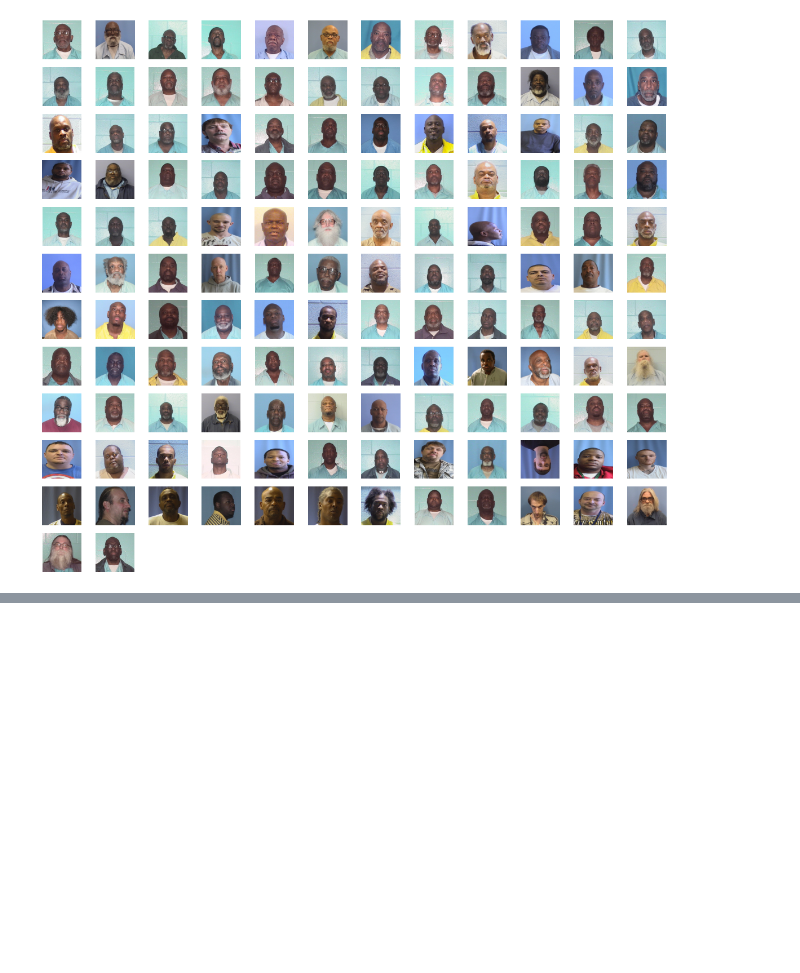
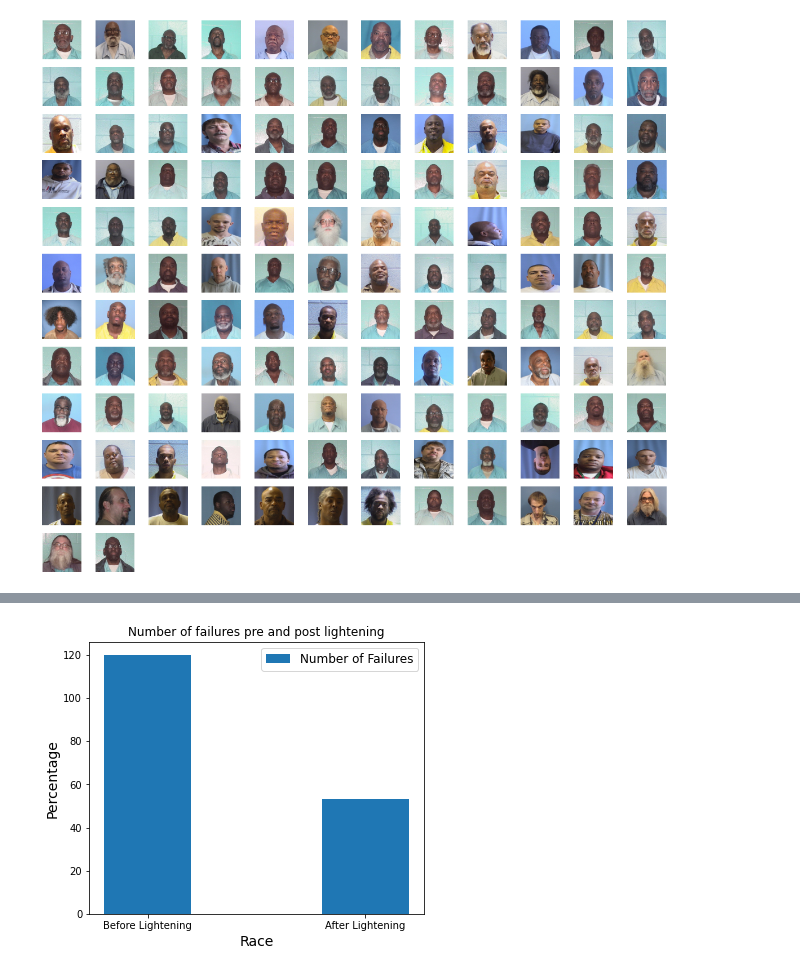
Before and after one commit to Nathaniel-github/AlgorithmicBias, a Jupyter notebook: CycleGAN/Analysis.ipynb, the cells around one changed output, grey strips where cells are left out. Saved outputs shown, nothing was run; the diff lists cells and outputs as text; code cells hidden in the pictures; blank space fills up the shorter version.

```diff
--- a/CycleGAN/Analysis.ipynb
+++ b/CycleGAN/Analysis.ipynb
@@ -252,0 +239,7 @@ ez_plot(X, {'Ratio of black to white faces': Y}, "Scenarios", "Ratio", "Ratio of
+# %%
+X = ['Before Lightening', 'After Lightening']
+Y = [num_unrecognized_black, number_of_failures]
+
+ez_plot(X, {'Number of Failures': Y}, "Race", "Percentage", "Number of failures pre and post lightening", figsize=(6,5))
+# %% [output]
+[figure, added]
```
Also changed, not shown: parts of 9 cells of this notebook.
